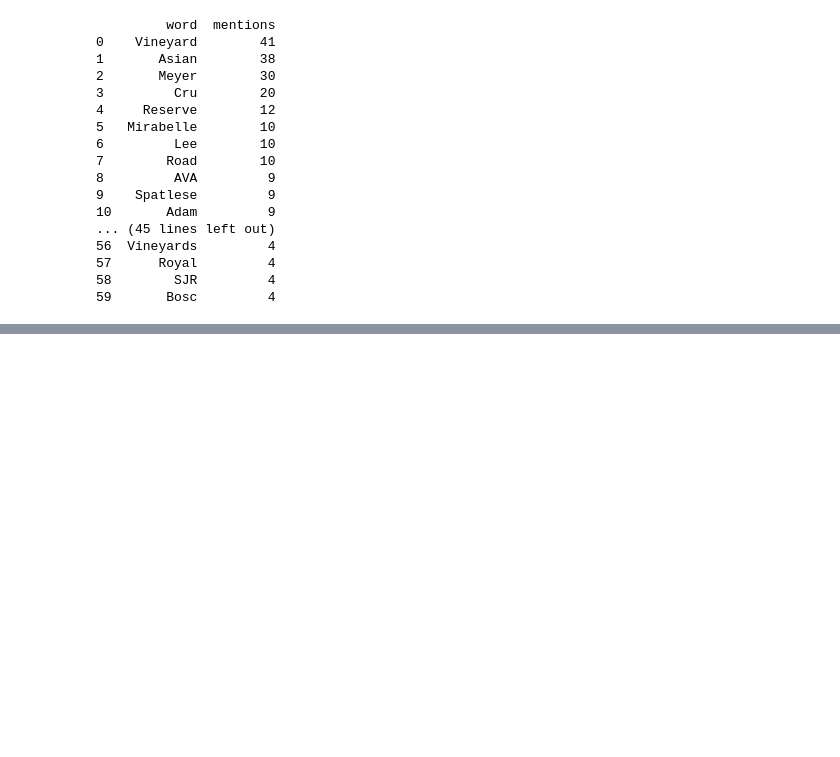
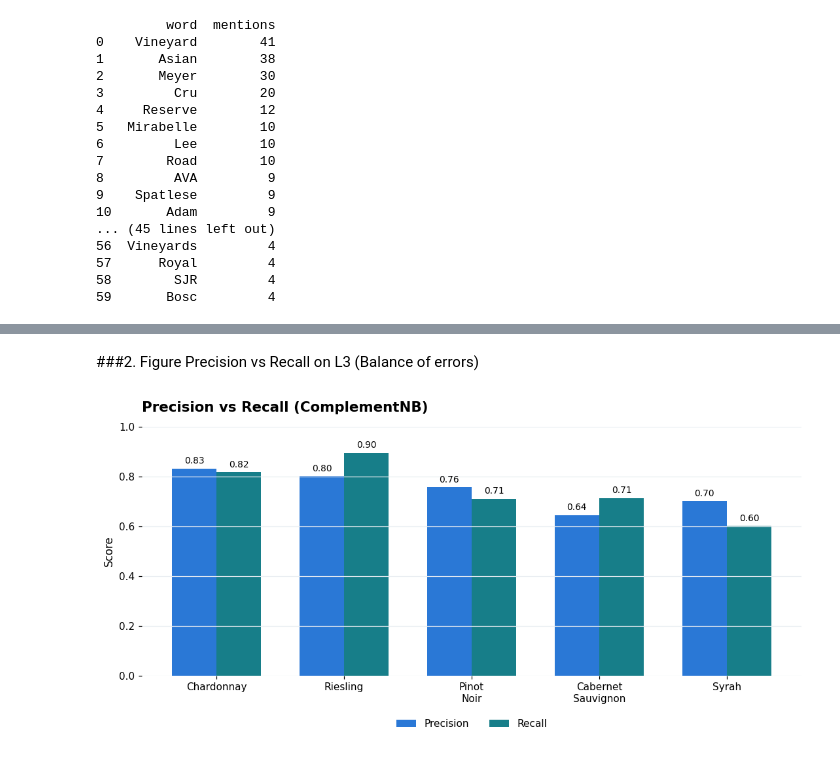
Before and after one commit to abrukhanska/dry-run, a Jupyter notebook: dry_run.ipynb, the cells around one changed output, grey strips where cells are left out. Saved outputs shown, nothing was run; the diff lists cells and outputs as text; code cells hidden in the pictures; blank space fills up the shorter version.

```diff
--- a/dry_run.ipynb
+++ b/dry_run.ipynb
@@ -4011,0 +5461,37 @@ The word lists are final for masking-v1 after the team has checked them. The thr
+# %% [markdown]
+###2. Figure Precision vs Recall on L3 (Balance of errors)
+# %%
+l3_scores = compnb_scores_df[compnb_scores_df["level"] == "L3"]
+precision_cols = [f"precision_{c.replace(' ', '_')}" for c in CLASSES]
+recall_cols = [f"recall_{c.replace(' ', '_')}" for c in CLASSES]
+
+prec_means = l3_scores[precision_cols].mean().values
+rec_means = l3_scores[recall_cols].mean().values
+
+x = np.arange(len(CLASSES))
+width = 0.35
+
+fig, ax = plt.subplots(figsize=(10, 5), facecolor="white")
+ax.bar(x - width/2, prec_means, width, label='Precision', color="#2A78D6")
+ax.bar(x + width/2, rec_means, width, label='Recall', color="#177E89")
+
+ax.set_ylabel('Score')
+ax.set_title('Precision vs Recall (ComplementNB)', loc="left", fontsize=14, fontweight="bold", pad=15)
+ax.set_xticks(x)
+ax.set_xticklabels([c.replace(' ', '\n') for c in CLASSES])
+ax.legend(loc='lower center', bbox_to_anchor=(0.5, -0.25), ncol=2, frameon=False)
+ax.set_ylim(0, 1.0)
+ax.grid(axis="y", color="#E9EDF2")
+
+for spine in ax.spines.values():
+    spine.set_visible(False)
+
+for i in range(len(CLASSES)):
+    ax.text(i - width/2, prec_means[i] + 0.02, f"{prec_means[i]:.2f}", ha='center', fontsize=9)
+    ax.text(i + width/2, rec_means[i] + 0.02, f"{rec_means[i]:.2f}", ha='center', fontsize=9)
+
+plt.tight_layout()
+fig.savefig(FIGURES_DIR / "compnb_precision_recall_l3.png", dpi=200, bbox_inches="tight")
+plt.show()
+# %% [output]
+[figure, added]
```
Also changed, not shown: parts of 119 cells of this notebook, 13 other files.
